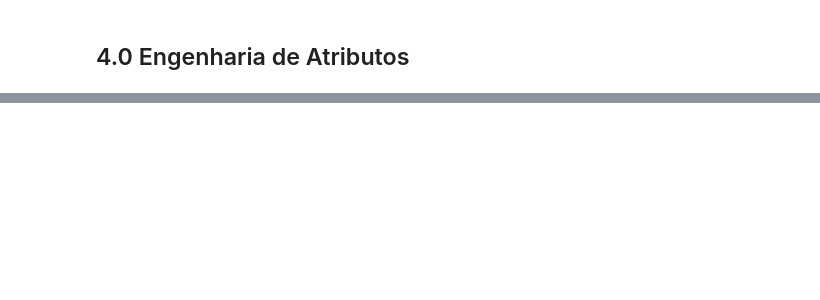
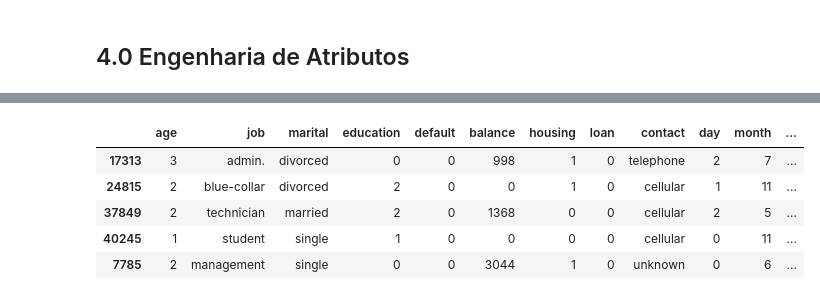
Before and after one commit to jefferson-datascience/PrevisaoAceitarContratoBanco, a Jupyter notebook: NotebooksDesenvolvimento/Ciclo1.ipynb, the cells around one changed output, grey strips where cells are left out. Cells and saved outputs as stored; diff of their text form; code cells hidden in the pictures; blank space fills up the shorter version.

```diff
--- a/NotebooksDesenvolvimento/Ciclo1.ipynb
+++ b/NotebooksDesenvolvimento/Ciclo1.ipynb
@@ -571,0 +699,47 @@ df3.head()
+# %%
+age_encoder = preprocessing.OrdinalEncoder(categories=[['0 - 19 years old', '20 - 29 years old',
+                                                        '30 - 39 years old', '40 - 49 years old',
+                                                        '50 - 59 years old', '+ 60 years old']],
+                                           dtype='int64')
+
+marital_encoder = preprocessing.OneHotEncoder(dtype='int64',
+                                              sparse_output=False)
+
+education_encoder = preprocessing.OrdinalEncoder(categories=[['unknown', 'primary', 'secondary', 'tertiary']],
+                                                 dtype='int64')
+
+contact_encoder = preprocessing.OneHotEncoder(dtype='int64',
+                                              sparse_output=False)
+
+pdays_encoder = preprocessing.OrdinalEncoder(categories=[['First contact', 'Contact last 3 months', 'Contact last 6 months', 'Contact last 12 months', 'Contact more than 1 year']],
+                                             dtype='int64')
+
+day_encoder = preprocessing.OrdinalEncoder(categories=[['Between days 1 and 9', 'Between days 10 and 19','Between days 20 and 30']],
+                                           dtype='int64')
+
+job_encoder = preprocessing.OneHotEncoder(handle_unknown='ignore', dtype='int64', sparse_output=False)
+
+month_encoder = preprocessing.OrdinalEncoder(categories=[['jan', 'feb', 'mar', 'apr',
+                                                          'may', 'jun', 'jul', 'aug',
+                                                          'sep', 'oct', 'nov', 'dec']],
+                                             dtype='int64')
+# %%
+# Encode da Idade
+df5['age'] = age_encoder.fit_transform(df5['age'].values.reshape(-1,1))
+df5['education'] = education_encoder.fit_transform(df5['education'].values.reshape(-1,1))
+df5['default'] = df5['default'].apply(lambda x: '1' if x=='yes' else 0)
+df5['housing'] = df5['housing'].apply(lambda x: '1' if x=='yes' else 0)
+df5['loan'] = df5['loan'].apply(lambda x: '1' if x=='yes' else 0)
+df5['pdays'] = pdays_encoder.fit_transform(df5['pdays'].values.reshape(-1,1))
+df5['day'] = day_encoder.fit_transform(df5['day'].values.reshape(-1, 1))
+df5['month'] = month_encoder.fit_transform(df5['month'].values.reshape(-1,1)) + 1
+
+# Amostra dos Dados
+df5.sample(5)
+# %% [output]
+|  | age | job | marital | education | default | balance | housing | loan | contact | day | month | ... |
+| 17313 | 3 | admin. | divorced | 0 | 0 | 998 | 1 | 0 | telephone | 2 | 7 | ... |
+| 24815 | 2 | blue-collar | divorced | 2 | 0 | 0 | 1 | 0 | cellular | 1 | 11 | ... |
+| 37849 | 2 | technician | married | 2 | 0 | 1368 | 0 | 0 | cellular | 2 | 5 | ... |
+| 40245 | 1 | student | single | 1 | 0 | 0 | 0 | 0 | cellular | 0 | 11 | ... |
+| 7785 | 2 | management | single | 0 | 0 | 3044 | 1 | 0 | unknown | 0 | 6 | ... |
```
Also changed, not shown: parts of 27 cells of this notebook.
